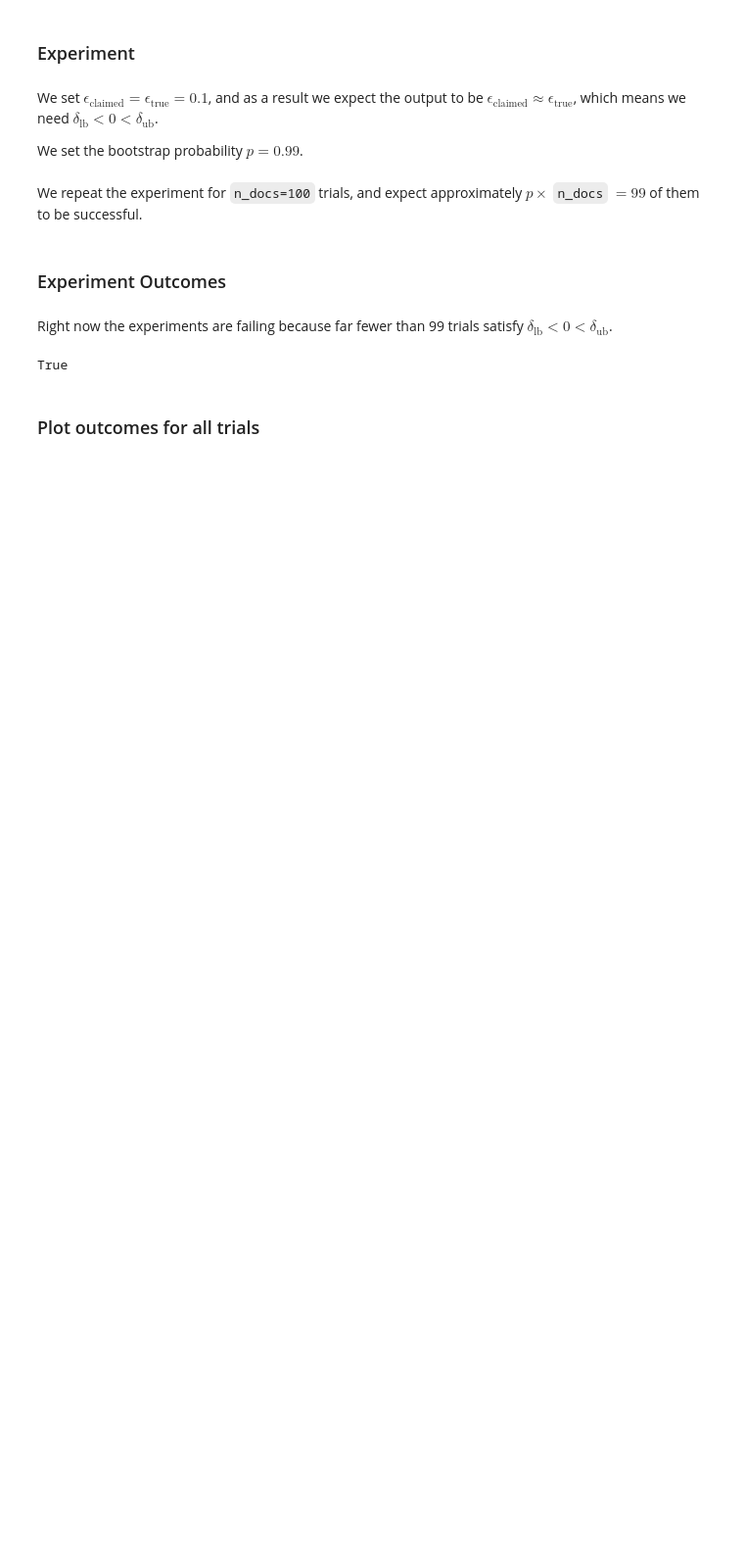
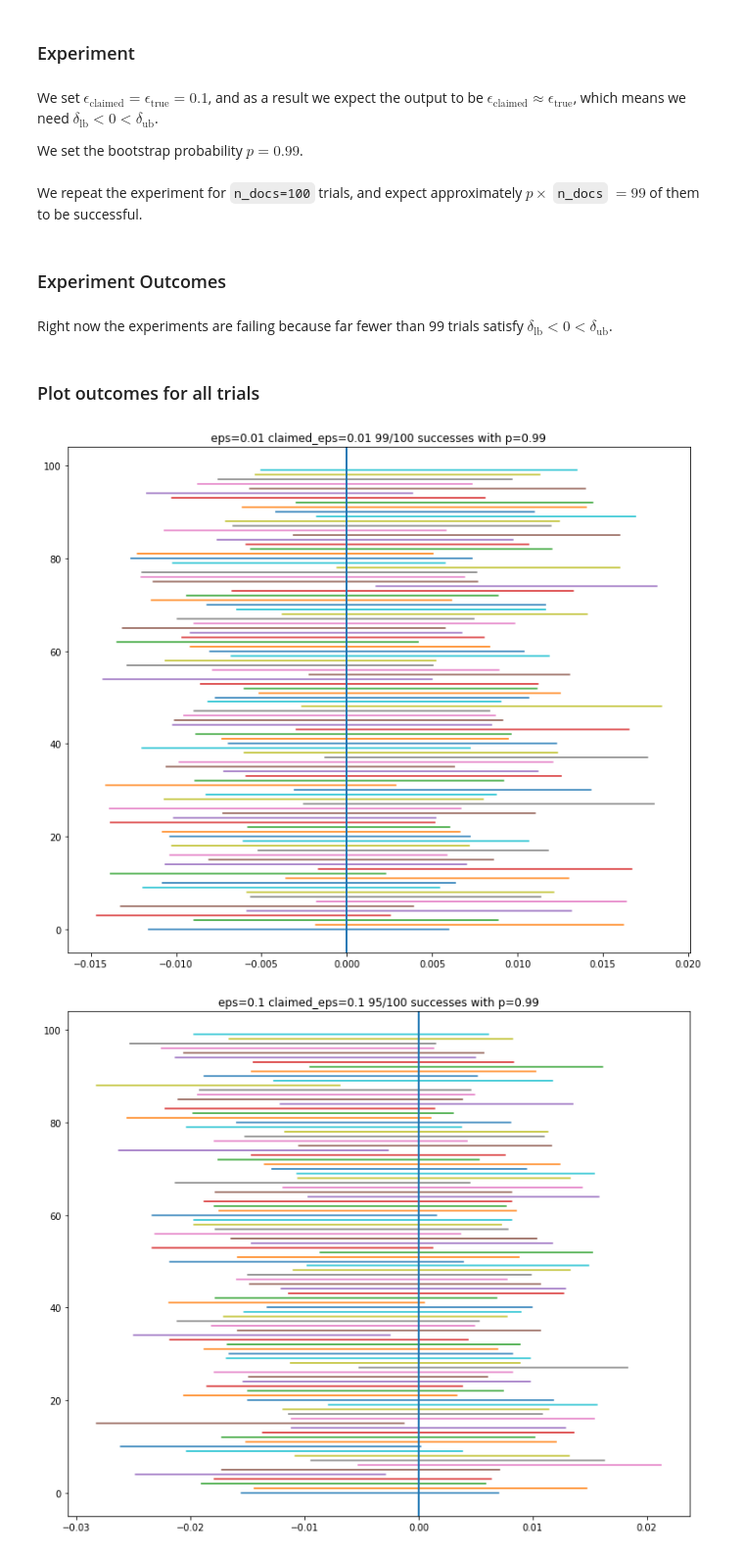
Before and after one commit to maksimt/empirical_privacy, a Jupyter notebook: Notebooks/Experiment 2 -- Measuring epsilon of the Laplace Mechanism.ipynb, the cells around one changed output. Shown: that part at 98% size. Saved outputs shown, nothing was run; the diff lists cells and outputs as text; code cells hidden in the pictures; blank space fills up the shorter version.

Commit message:
plot all three epsilons

```diff
--- a/Notebooks/Experiment 2 -- Measuring epsilon of the Laplace Mechanism.ipynb
+++ b/Notebooks/Experiment 2 -- Measuring epsilon of the Laplace Mechanism.ipynb
@@ -124,20 +126,38 @@ for AA in AAs[eps]:
 for clbd in CLBDs[eps]:
     clbd.delete_outputs()
 # %%
-luigi.build([All for All in Alls.values()], workers=15, log_level='ERROR',
-            local_scheduler=True
+luigi.build([All for All in Alls.values()], workers=3, log_level='ERROR',
+#             local_scheduler=True
            )
-# %% [output]
-True
 # %% [markdown]
 ### Plot outcomes for all trials
-# %%
-eps = 0.1
-CLAIMED_EPS = eps
-
-AAs = Alls[eps].requires()
-DF = load_completed_AAs_into_dataframe(AAs)
-
-if CLAIMED_EPS == eps:
-    def success(delta_lb, delta_ub):
-        return 1 if delta_lb < 0 < delta_ub else 0
+# %%
+def plot_eps(eps, CLAIMED_EPS):
+
+    AAs = Alls[eps].requires()
+    DF = load_completed_AAs_into_dataframe(AAs)
+
+    if CLAIMED_EPS == eps:
+        def success(delta_lb, delta_ub):
+            return 1 if delta_lb < 0 < delta_ub else 0
+
+    plt.figure(figsize=(12,10))
+    n_trials = 0
+    n_successes = 0
+    for (i,CLBD) in enumerate(AAs):
+        with CLBD.output().open() as f:
+            deltas = dill.load(f)
+            n_trials += 1
+            n_successes += success(deltas['lower_bound'], deltas['upper_bound'])
+    #         print(i, deltas)
+            plt.plot([deltas['lower_bound'], deltas['upper_bound']], [i, i])
+        plt.axvline(0)
+    plt.title(f'eps={eps} claimed_eps={CLAIMED_EPS} {n_successes}/{n_trials} successes with p={asys["p"]:.2f}')
+
+
+for eps in epsilons:
+    CLAIMED_EPS = eps
+    plot_eps(eps, CLAIMED_EPS)
+# %% [output]
+[figure, added]
+[figure, added]
```
Also changed, not shown: parts of 5 cells of this notebook.
